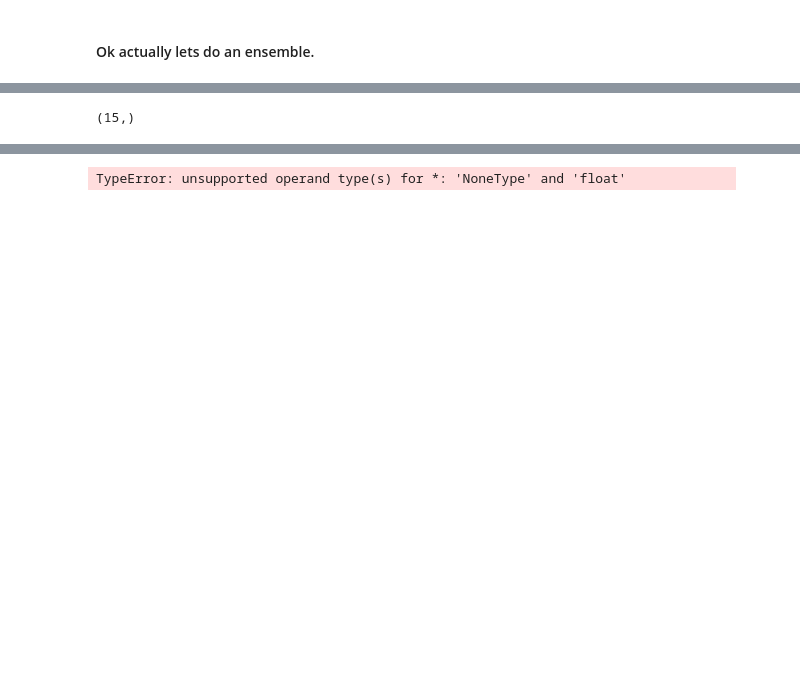
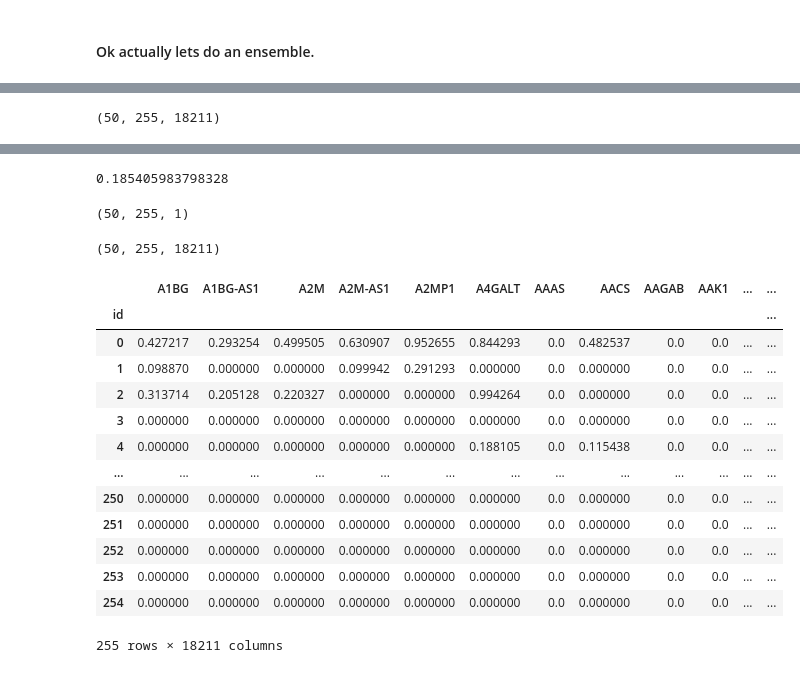
Before and after one commit to laurahsisson/Perturbations, a Jupyter notebook: crossvalidation_ensemble.ipynb, the cells around one changed output, grey strips where cells are left out. Drawn from its saved outputs; the diff is of its cells as text; code cells hidden in the pictures; blank space fills up the shorter version.

Commit message:
preparing for training

```diff
--- a/crossvalidation_ensemble.ipynb
+++ b/crossvalidation_ensemble.ipynb
@@ -265,8 +257,0 @@ Make submission
-# %%
-# Full pipeline. Nice
-test_lm_pred = model_predict(lm_mp, encoder.transform(test_joined_df["label"][features]))
-y_pred = model_predict(trm_mp, test_lm_pred)
-
-submission = pd.DataFrame(y_pred, columns=transcriptome_cols, index=id_map.index)
-display(submission)
-submission.to_csv('submissions/pipeline.csv')
@@ -288,23 +258,27 @@ submission.to_csv('submissions/pipeline.csv')
 # %% [markdown]
 #### Ok actually lets do an ensemble.
 # %%
-def get_y_pred(params):
-    lm_mp = model_train(make_landmark_model(best_params), all_train_df["label"][features], all_train_df["post_treatment"])
+def get_y_pred(encoder,params):
+    # all_train_sample = all_train_df.sample(20000)
+    lm_mp = model_train(make_model(params["lmk"]), encoder.transform(all_train_df["label"][features]), all_train_df["post_treatment"])
 
-    train_x = model_predict(lm_mp, kaggle_joined_df["label"][features])
+    train_x = model_predict(lm_mp, encoder.transform(kaggle_joined_df["label"][features]))
     train_y = de_train[transcriptome_cols]
 
-    trm_mp = model_train(make_transcriptome_model(best_params), train_x, train_y)
+    trm_mp = model_train(make_model(params["trm"]), train_x, train_y)
 
-    test_lm_pred = model_predict(lm_mp, test_joined_df["label"][features])
+    test_lm_pred = model_predict(lm_mp, encoder.transform(test_joined_df["label"][features]))
     y_pred = model_predict(trm_mp, test_lm_pred)
+    return y_pred
 # %%
 import random
 all_y_preds = []
 all_weights = []
-for _ in tqdm.tqdm(range(15)):
-    params = {'lmk': {'n_comp': random.randint(0,100), 'alpha': random.uniform(0, 5), 'encoded': ('sm_name',)}, 'trm': {'n_comp': random.randint(0,100), 'alpha': random.uniform(0, 5)}}
+
+for _ in tqdm.tqdm(range(50)):
+    params = {'encoded': ('sm_name',), 'lmk': {'n_comp': random.randint(0,100), 'alpha': random.uniform(0, 5)}, 'trm': {'n_comp': random.randint(0,100), 'alpha': random.uniform(0, 5)}}
+    encoder = make_encoder(params)
     print(params)
-    all_y_preds.append(get_y_pred(params))
-    all_weights.append(-1 * crossvalidate(params))
+    all_y_preds.append(get_y_pred(encoder,params))
+    all_weights.append(crossvalidate(encoder,params))
 # %% [output]
@@ -324,4 +298,5 @@ for _ in tqdm.tqdm(range(15)):
 # %%
+from scipy.stats.mstats import gmean
 # Quick sanity check to make sure our submission is ordered correctly.
 assert (test_joined_df["label"][features] == id_map[features]).all(axis=None)
 
@@ -329,10 +304,16 @@ assert (test_joined_df["label"][features] == id_map[features]).all(axis=None)
 all_preds = np.stack(all_y_preds,axis=0)
 display(all_preds.shape)
 display(all_weights)
-y_pred = np.average(all_preds,axis=0,weights=all_weights)
+display(np.std(all_preds,axis=0).mean())
+raw_weights = 1/np.array(all_weights)
+weight=np.repeat(np.expand_dims(raw_weights,(1,2)),all_preds.shape[1],axis=1)
+display(weight.shape)
+display(all_preds.shape)
+y_pred = gmean(all_preds,axis=0,weights=weight)
 
 submission = pd.DataFrame(y_pred, columns=transcriptome_cols, index=id_map.index)
+submission = submission.fillna(0)
 display(submission)
 submission.to_csv('submissions/pipeline.csv')
 # %% [output]
-(15,)
+(50, 255, 18211)
@@ -354 +337,17 @@ submission.to_csv('submissions/pipeline.csv')
-TypeError: unsupported operand type(s) for *: 'NoneType' and 'float'
+0.185405983798328
+(50, 255, 1)
+(50, 255, 18211)
+|  | A1BG | A1BG-AS1 | A2M | A2M-AS1 | A2MP1 | A4GALT | AAAS | AACS | AAGAB | AAK1 | ... | ... |
+| id |  |  |  |  |  |  |  |  |  |  |  | ... |
+| 0 | 0.427217 | 0.293254 | 0.499505 | 0.630907 | 0.952655 | 0.844293 | 0.0 | 0.482537 | 0.0 | 0.0 | ... | ... |
+| 1 | 0.098870 | 0.000000 | 0.000000 | 0.099942 | 0.291293 | 0.000000 | 0.0 | 0.000000 | 0.0 | 0.0 | ... | ... |
+| 2 | 0.313714 | 0.205128 | 0.220327 | 0.000000 | 0.000000 | 0.994264 | 0.0 | 0.000000 | 0.0 | 0.0 | ... | ... |
+| 3 | 0.000000 | 0.000000 | 0.000000 | 0.000000 | 0.000000 | 0.000000 | 0.0 | 0.000000 | 0.0 | 0.0 | ... | ... |
+| 4 | 0.000000 | 0.000000 | 0.000000 | 0.000000 | 0.000000 | 0.188105 | 0.0 | 0.115438 | 0.0 | 0.0 | ... | ... |
+| ... | ... | ... | ... | ... | ... | ... | ... | ... | ... | ... | ... | ... |
+| 250 | 0.000000 | 0.000000 | 0.000000 | 0.000000 | 0.000000 | 0.000000 | 0.0 | 0.000000 | 0.0 | 0.0 | ... | ... |
+| 251 | 0.000000 | 0.000000 | 0.000000 | 0.000000 | 0.000000 | 0.000000 | 0.0 | 0.000000 | 0.0 | 0.0 | ... | ... |
+| 252 | 0.000000 | 0.000000 | 0.000000 | 0.000000 | 0.000000 | 0.000000 | 0.0 | 0.000000 | 0.0 | 0.0 | ... | ... |
+| 253 | 0.000000 | 0.000000 | 0.000000 | 0.000000 | 0.000000 | 0.000000 | 0.0 | 0.000000 | 0.0 | 0.0 | ... | ... |
+| 254 | 0.000000 | 0.000000 | 0.000000 | 0.000000 | 0.000000 | 0.000000 | 0.0 | 0.000000 | 0.0 | 0.0 | ... | ... |
+255 rows × 18211 columns
```
Also changed, not shown: parts of 8 cells of this notebook, 2 other files.
